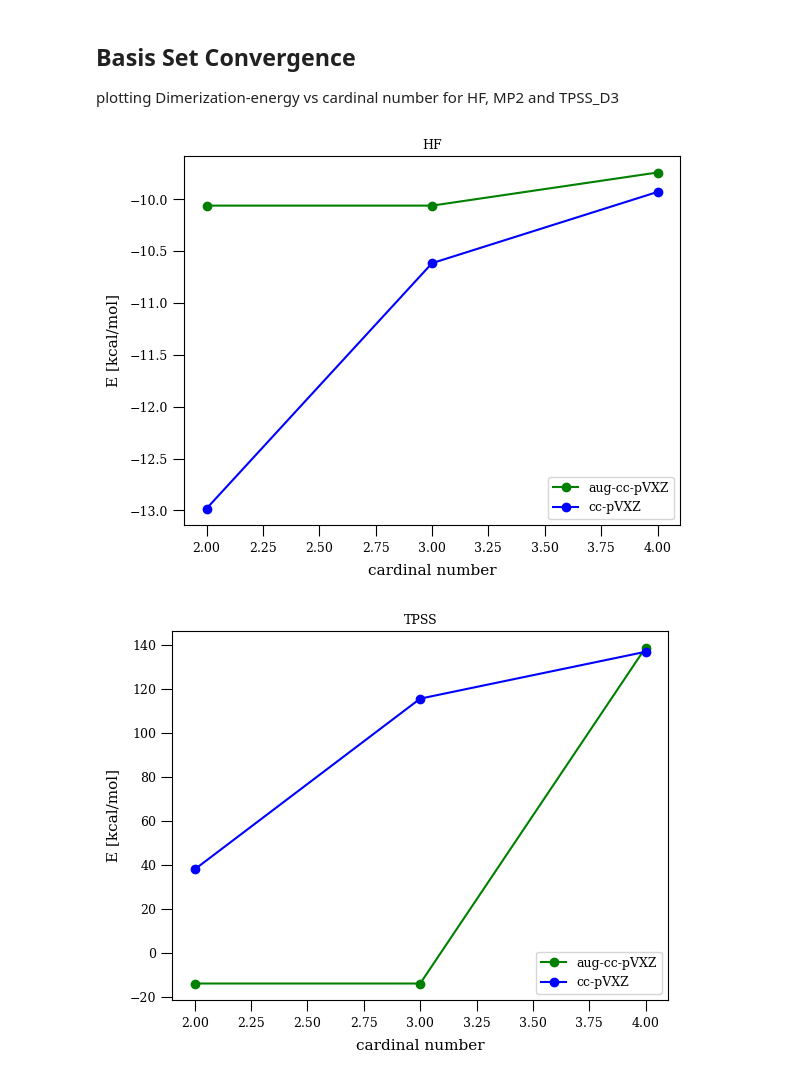
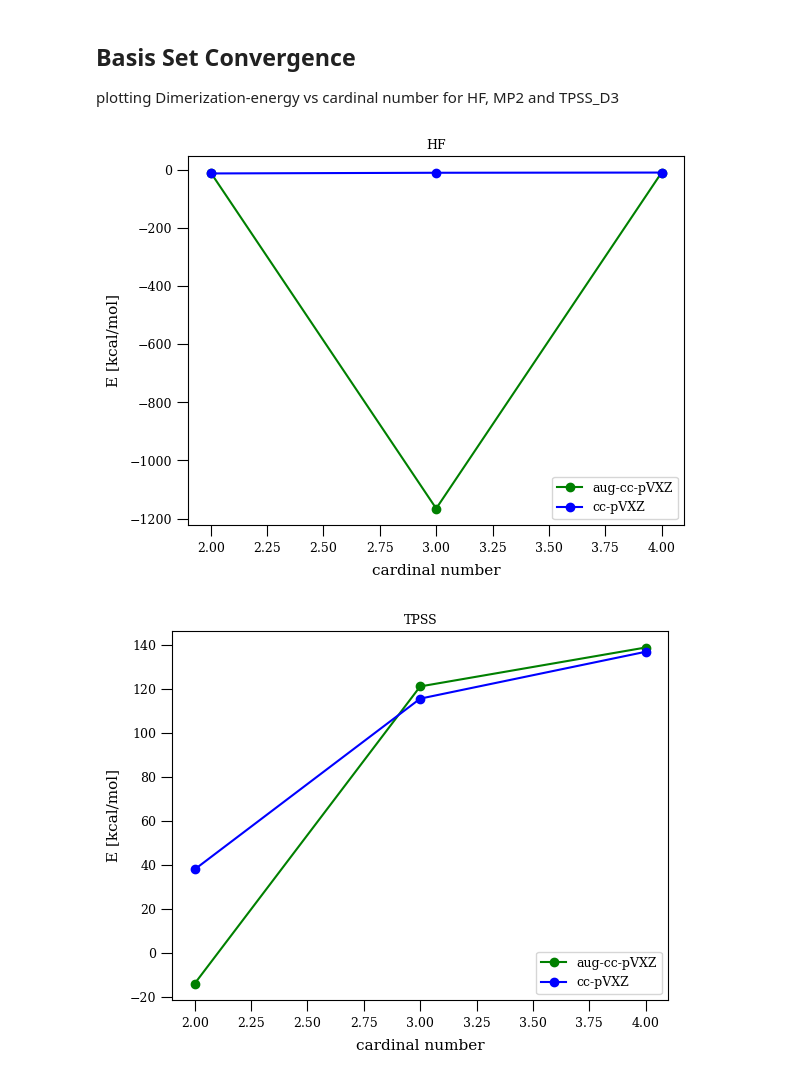
Before and after one commit to fabianherpell/qc2-application, a Jupyter notebook: Basis Set Convergence/BS_Convergence.ipynb, the cells around one changed output. Saved outputs shown, nothing was run; the diff lists cells and outputs as text; code cells hidden in the pictures.

```diff
--- a/Basis Set Convergence/BS_Convergence.ipynb
+++ b/Basis Set Convergence/BS_Convergence.ipynb
@@ -184,40 +184,40 @@ E_MP2_a_q = Di_MP2_a_Q - 2 * Mo_MP2_a_Q
 E_MP2_d = Di_MP2_D - 2 * Mo_MP2_D
 E_MP2_t = Di_MP2_T - 2 * Mo_MP2_T
 E_MP2_q = Di_MP2_Q - 2 * Mo_MP2_Q
 
 #plot Dimerization Energies against cardinal numbers
 
 #HF
 
 # define figure
 #fig_width = 6.202
 #fig_height = fig_width * 0.6
 #fig = plt.figure(figsize=(fig_width, fig_height))
 #spec = fig.add_gridspec(ncols=1, nrows=1, height_ratios=[1])
 
 
 x = [2, 3, 4]  # x-Werte
-y1 = [E_hf_a_d*627.503, E_hf_a_d*627.503, E_hf_a_q*627.503]  # erste y-Werte
+y1 = [E_hf_a_d*627.503, E_hf_a_t*627.503, E_hf_a_q*627.503]  # erste y-Werte
 y2 = [E_hf_d*627.503, E_hf_t*627.503, E_hf_q*627.503]  # zweite y-Werte
 
 plt.plot(x, y1, 'g-', label='aug-cc-pVXZ', marker='.')  # Plot für den ersten y-Wert
 plt.plot(x, y2, 'b-', label='cc-pVXZ', marker='.')  # Plot für den zweiten y-Wert
 plt.legend(loc='lower right') #label anzeigen lassen
 
 
 
 plt.xlabel('cardinal number')  # Beschriftung der x-Achse
 plt.ylabel('E [kcal/mol]')  # Beschriftung der y-Achse
 
 plt.title('HF')  # Titel des Graphen
 plt.show()  # Graph anzeigen
 # %% [output]
-[figure, old version]
+[figure, new version]
 # %%
 #tpss
 
 x = [2, 3, 4]  # x-Werte
-y1 = [E_dft_a_d*627.503, E_dft_a_d*627.503, E_dft_a_q*627.503]  # erste y-Werte
+y1 = [E_dft_a_d*627.503, E_dft_a_t*627.503, E_dft_a_q*627.503]  # erste y-Werte
 y2 = [E_dft_d*627.503, E_dft_t*627.503, E_dft_q*627.503]  # zweite y-Werte
 
 plt.plot(x, y1, 'g-', label='aug-cc-pVXZ', marker='.')  # Plot für den ersten y-Wert
@@ -230,4 +230,4 @@ plt.ylabel('E [kcal/mol]')  # Beschriftung der y-Achse
 plt.title('TPSS')  # Titel des Graphen
 plt.show()  # Graph anzeigen
 # %% [output]
-[figure, old version]
+[figure, new version]
```
Also changed, not shown: parts of 1 cell of this notebook.
